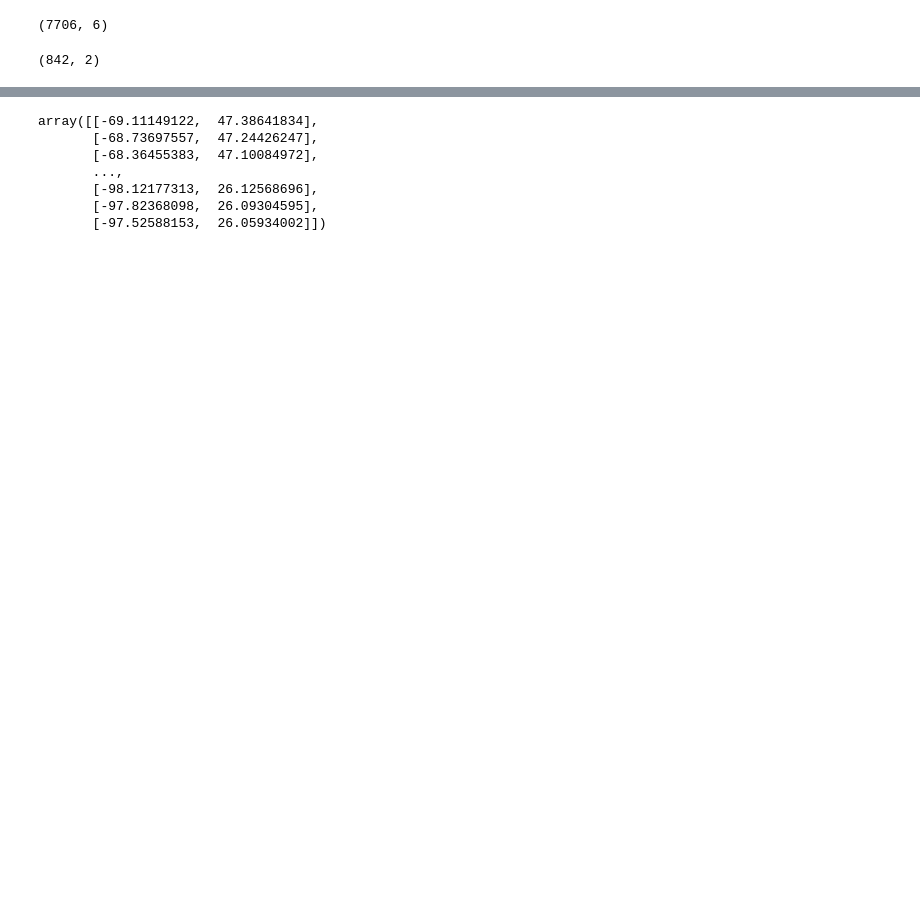
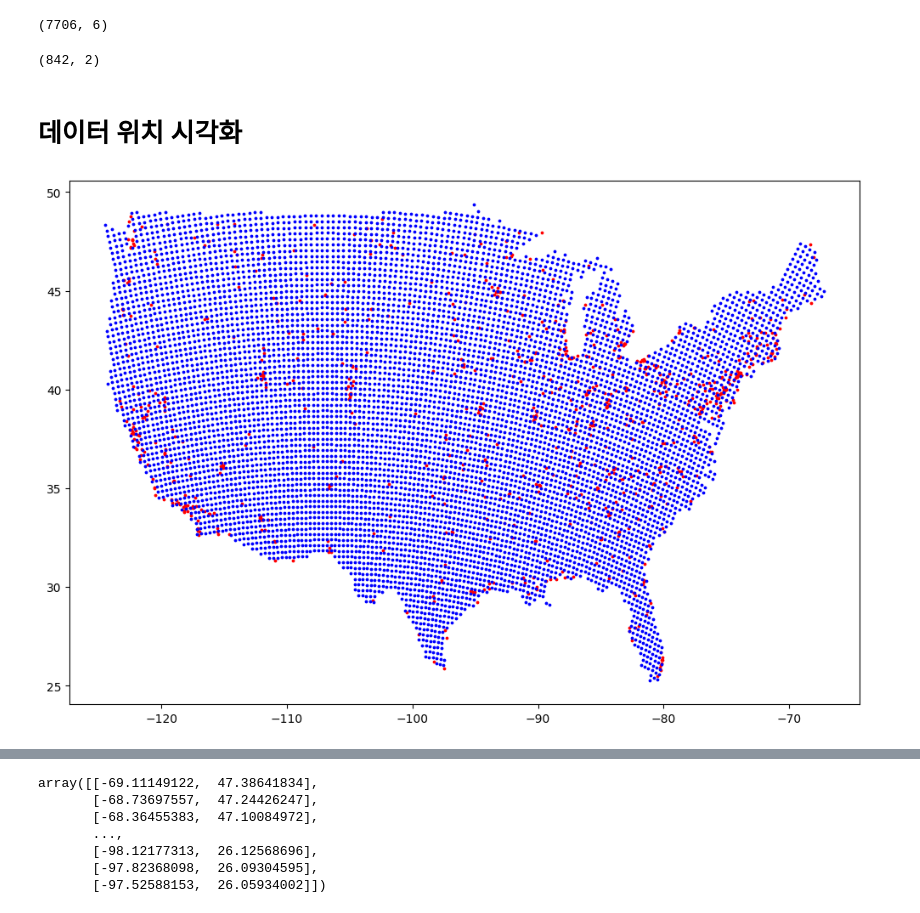
Before and after one commit to rnjsgjswjd/DeepKriging, a Jupyter notebook: Application_Study.ipynb, the cells around one changed output, grey strips where cells are left out. Saved outputs shown, nothing was run; the diff lists cells and outputs as text; code cells hidden in the pictures; blank space fills up the shorter version.

```diff
--- a/Application_Study.ipynb
+++ b/Application_Study.ipynb
@@ -69,3 +72,16 @@ aqs_lonlat=df2.values[:,[1,2]]
 aqs_lonlat.shape
 # %% [output]
 (842, 2)
+# %% [markdown]
+# 데이터 위치 시각화
+# %%
+# PM2.5 data와 meteorogical data를 지도위에 동시에 표시
+
+# 그림 크기 설정 (가로 12인치, 세로 8인치)
+plt.figure(figsize=(12, 8))
+
+plt.scatter(aqs_lonlat[:,0], aqs_lonlat[:,1], c='r', s=3) # PM2.5 data
+plt.scatter(df1.values[:,1], df1.values[:,2], c='b', s=3) # meteorogical data
+plt.show()
+# %% [output]
+[figure, added]
```
Also changed, not shown: parts of 79 cells of this notebook, 8 other files.
